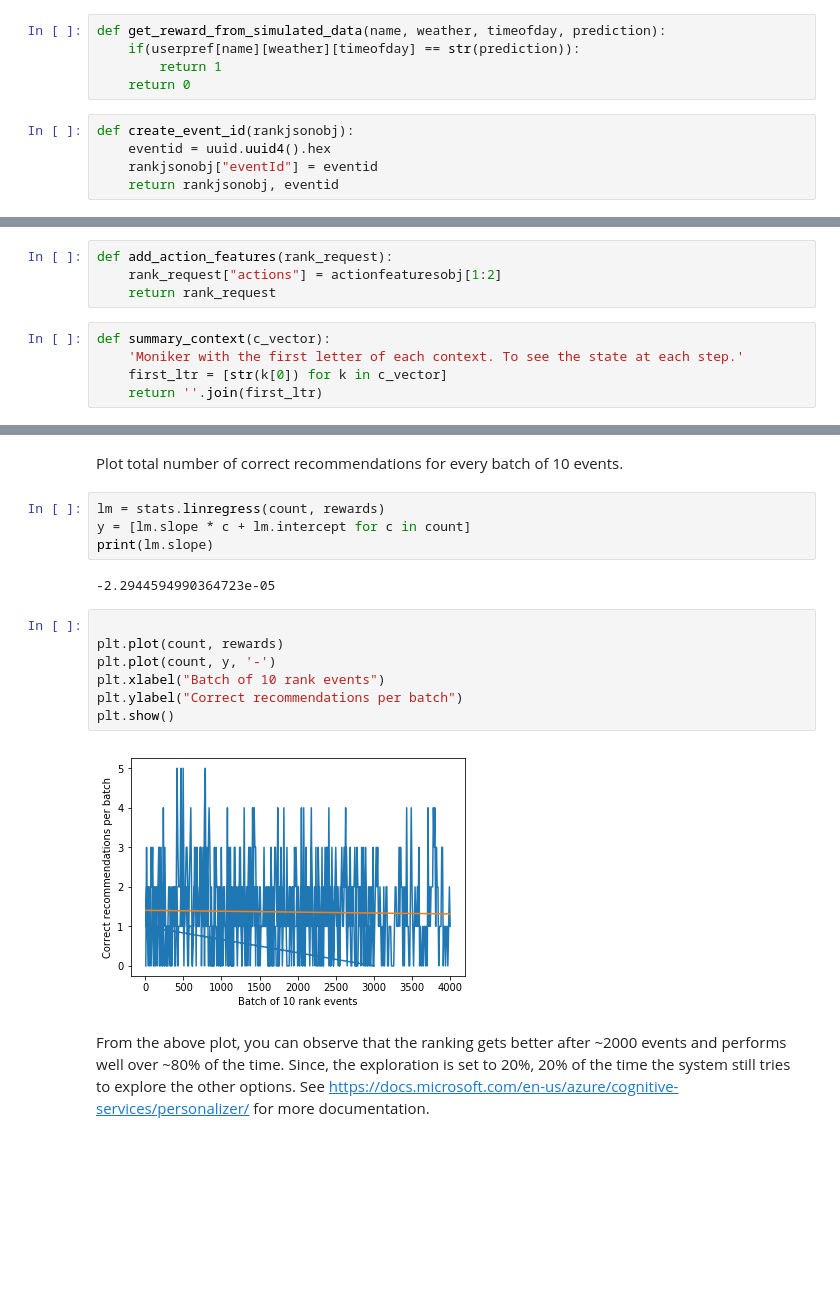
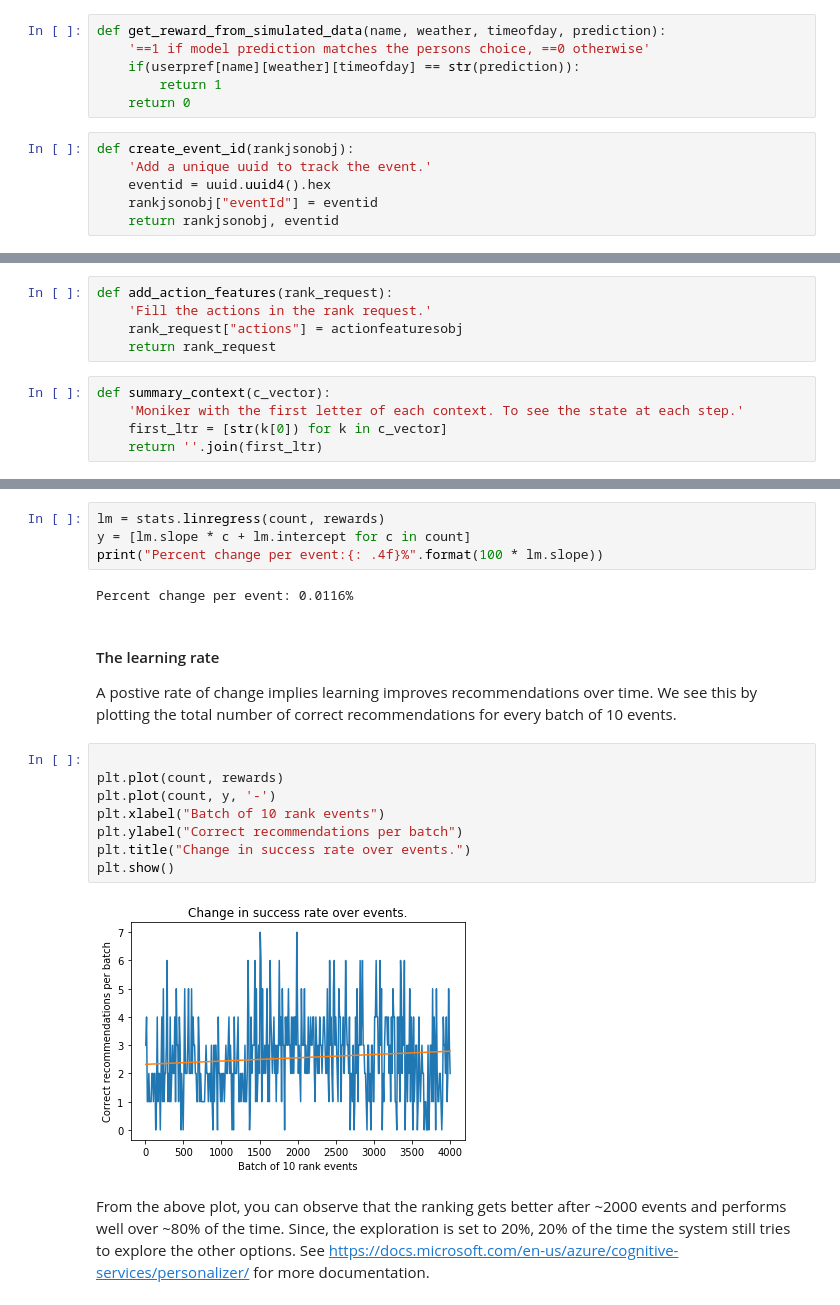
Before and after one commit to microsoft/ICSE2019, a Jupyter notebook: Rlearning/azure_personalizer/Personalization.ipynb, the cells around one changed output, grey strips where cells are left out. Drawn from its saved outputs; the diff is of its cells as text; blank space fills up the shorter version.

Commit message:
html of Personalizer notebook

```diff
--- a/Rlearning/azure_personalizer/Personalization.ipynb
+++ b/Rlearning/azure_personalizer/Personalization.ipynb
@@ -62,10 +71,12 @@ DataFrame(actionfeaturesobj)
 # %%
 def get_reward_from_simulated_data(name, weather, timeofday, prediction):
+    '==1 if model prediction matches the persons choice, ==0 otherwise'
     if(userpref[name][weather][timeofday] == str(prediction)):
         return 1
     return 0
 # %%
 def create_event_id(rankjsonobj):
+    'Add a unique uuid to track the event.'
     eventid = uuid.uuid4().hex
     rankjsonobj["eventId"] = eventid
     return rankjsonobj, eventid
@@ -80,7 +91,8 @@ def add_random_features(rank_request):
     return rank_request, features
 # %%
 def add_action_features(rank_request):
-    rank_request["actions"] = actionfeaturesobj[1:2]
+    'Fill the actions in the rank request.'
+    rank_request["actions"] = actionfeaturesobj
     return rank_request
 # %%
 def summary_context(c_vector):
@@ -161,19 +178,22 @@ Generated 7000  rewards
+# %%
+lm = stats.linregress(count, rewards)
+y = [lm.slope * c + lm.intercept for c in count]
+print("Percent change per event:{: .4f}%".format(100 * lm.slope))
+# %% [output]
+Percent change per event: 0.0116%
 # %% [markdown]
-Plot total number of correct recommendations for every batch of 10 events.
+#### The learning rate
+
+A postive rate of change implies learning improves recommendations over time. We see this by plotting the total number of correct recommendations for every batch of 10 events.
-# %%
-lm = stats.linregress(count, rewards)
-y = [lm.slope * c + lm.intercept for c in count]
-print(lm.slope)
-# %% [output]
--2.2944594990364723e-05
 # %%
 
 plt.plot(count, rewards)
 plt.plot(count, y, '-')
 plt.xlabel("Batch of 10 rank events")
 plt.ylabel("Correct recommendations per batch")
+plt.title("Change in success rate over events.")
 plt.show()
 # %% [output]
-[figure, old version]
+[figure, new version]
 # %% [markdown]
 From the above plot, you can observe that the ranking gets better after ~2000 events and performs well over ~80% of the time. Since, the exploration is set to 20%, 20% of the time the system still tries to explore the other options. See https://docs.microsoft.com/en-us/azure/cognitive-services/personalizer/ for more documentation.
```
Also changed, not shown: parts of 12 cells of this notebook, 1 other file.
